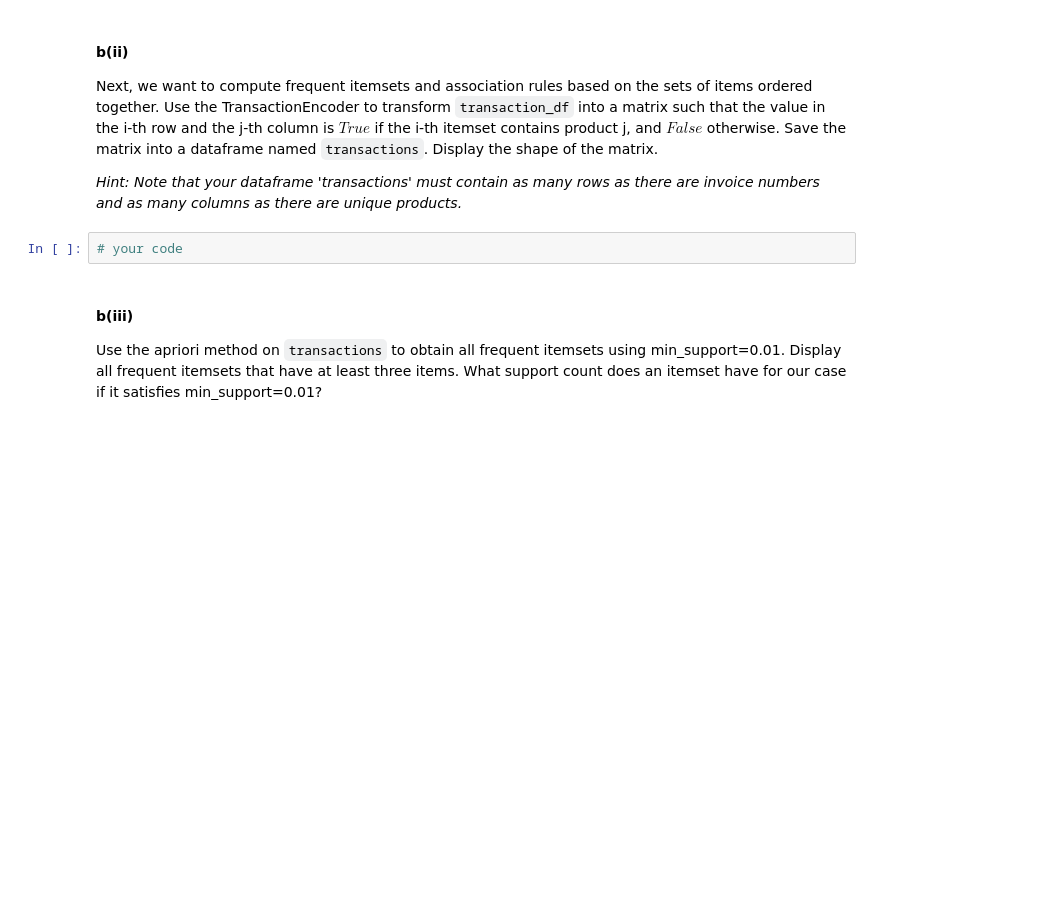
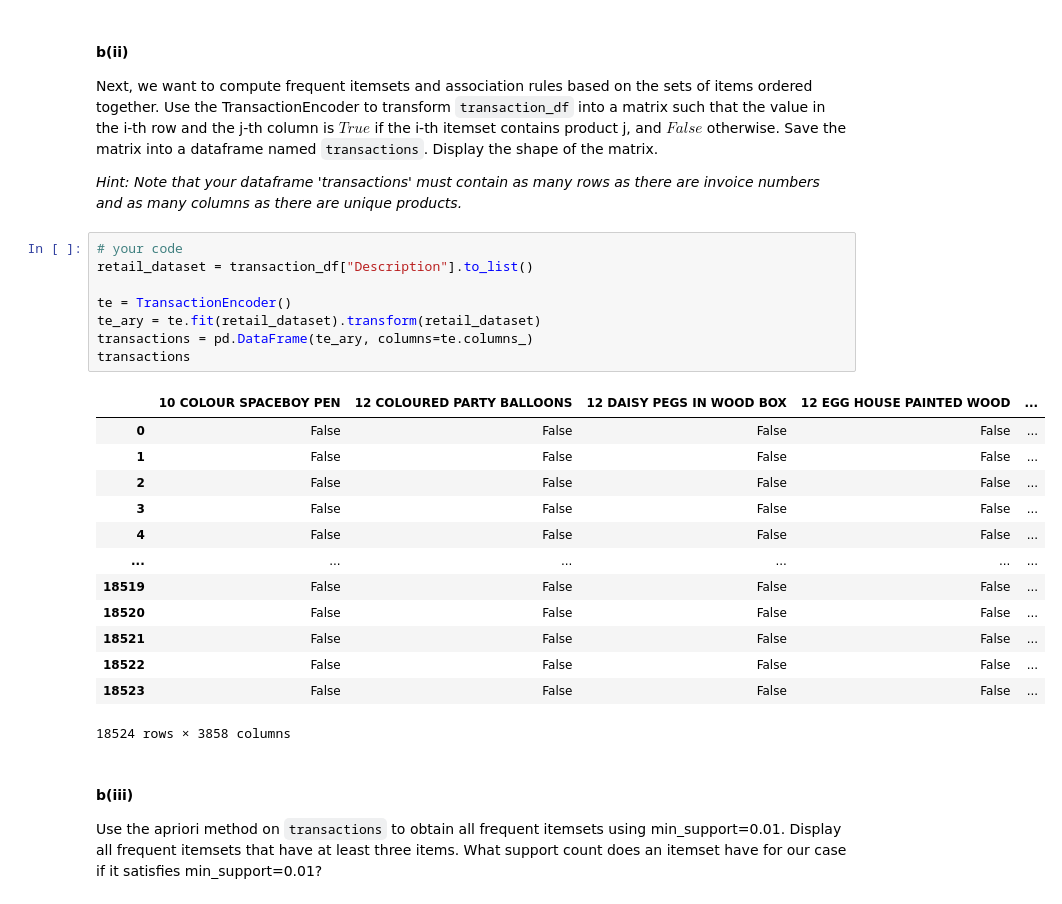
Before and after one commit to drtghosh/intro-to-data-science-assignment, a Jupyter notebook: Assignment2/assignment2.ipynb, the cells around one changed output. Saved outputs shown, nothing was run; the diff lists cells and outputs as text; blank space fills up the shorter version.

```diff
--- a/Assignment2/assignment2.ipynb
+++ b/Assignment2/assignment2.ipynb
@@ -318,6 +404,26 @@ Next, we want to compute frequent itemsets and association rules based on the se
 *Hint: Note that your dataframe 'transactions' must contain as many rows as there are invoice numbers and as many columns as there are unique products.*
 # %%
 # your code
+retail_dataset = transaction_df["Description"].to_list()
+
+te = TransactionEncoder()
+te_ary = te.fit(retail_dataset).transform(retail_dataset)
+transactions = pd.DataFrame(te_ary, columns=te.columns_)
+transactions
+# %% [output]
+|  | 10 COLOUR SPACEBOY PEN | 12 COLOURED PARTY BALLOONS | 12 DAISY PEGS IN WOOD BOX | 12 EGG HOUSE PAINTED WOOD | ... |
+| 0 | False | False | False | False | ... |
+| 1 | False | False | False | False | ... |
+| 2 | False | False | False | False | ... |
+| 3 | False | False | False | False | ... |
+| 4 | False | False | False | False | ... |
+| ... | ... | ... | ... | ... | ... |
+| 18519 | False | False | False | False | ... |
+| 18520 | False | False | False | False | ... |
+| 18521 | False | False | False | False | ... |
+| 18522 | False | False | False | False | ... |
+| 18523 | False | False | False | False | ... |
+18524 rows × 3858 columns
 # %% [markdown]
 #### **b(iii)**
 Use the apriori method on `transactions` to obtain all frequent itemsets using min_support=0.01. Display all frequent itemsets that have at least three items. What support count does an itemset have for our case if it satisfies min_support=0.01?
```
Also changed, not shown: parts of 14 cells of this notebook, 6 other files.
